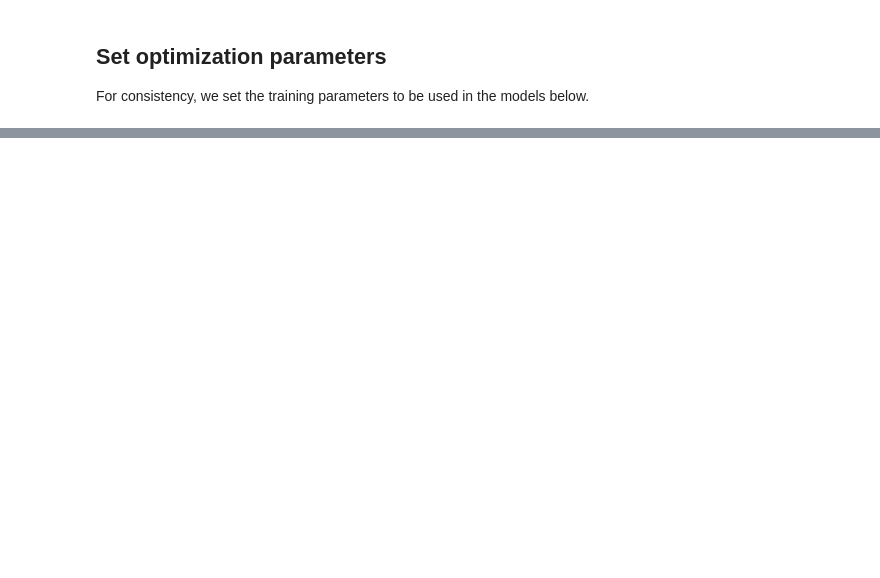
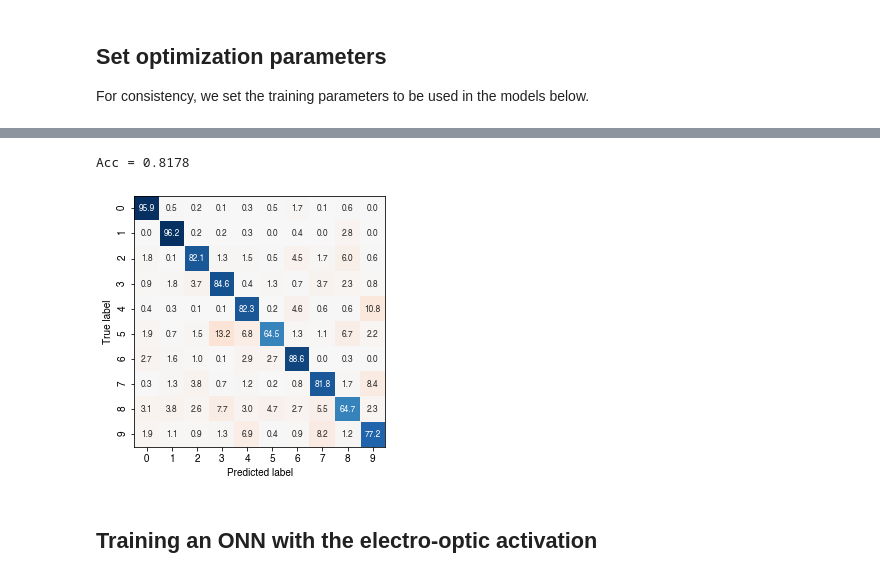
Before and after one commit to fancompute/electro-optic-activation, a Jupyter notebook: study_mnist.ipynb, the cells around one changed output, grey strips where cells are left out. Drawn from its saved outputs; the diff is of its cells as text; code cells hidden in the pictures; blank space fills up the shorter version.

Commit message:
Updated MNIST for TF2

```diff
--- a/study_mnist.ipynb
+++ b/study_mnist.ipynb
@@ -334,0 +18,6 @@ Acc = 0.9388
+# %%
+mnist_dp = MNISTDataProcessor()
+# %%
+data_N16 = mnist_dp.fourier(2)
+# data_N36 = mnist_dp.fourier(3)
+# data_N144 = mnist_dp.fourier(6)
@@ -334,0 +26,23 @@ Acc = 0.9388
+# %%
+# The ONN with the electro-optic activation function
+model_eo_N16 = construct_onn_EO_tf(16, L=2)
+model_eo_N16.compile(optimizer='adam',
+                 loss='categorical_crossentropy',
+                 metrics=['accuracy'])
+
+# Just a linear ONN
+model_linear_N16 = construct_onn_linear_tf(16, L=2)
+model_linear_N16.compile(optimizer='adam',
+                 loss='categorical_crossentropy',
+                 metrics=['accuracy'])
+
+
+# model_eo_N36 = construct_onn_EO_tf(36)
+# model_eo_N36.compile(optimizer='adam',
+#                  loss='categorical_crossentropy',
+#                  metrics=['accuracy'])
+
+# model_eo_N144 = construct_onn_EO_tf(144)
+# model_eo_N144.compile(optimizer='adam',
+#                  loss='categorical_crossentropy',
+#                  metrics=['accuracy'])
@@ -334,0 +51,9 @@ Acc = 0.9388
+# %%
+history_linear = model_linear_N16.fit(data_N16.x_train,
+                          data_N16.y_train,
+                          epochs=epochs,
+                          batch_size=batch_size,
+                          validation_data=(data_N16.x_test, data_N16.y_test),
+                          verbose=2)
+
+# model_linear_N16_vars = [var.numpy() for var in model_linear_N16.variables]
@@ -334,0 +101,8 @@ Acc = 0.9388
+# %%
+cf_matrix = calc_confusion_matrix_tf(model_linear_N16, data_N16.x_test, data_N16.y_test)
+fig = plot_confusion_matrix(cf_matrix);
+# %% [output]
+Acc = 0.8178
+[figure, added]
+# %% [markdown]
+## Training an ONN with the electro-optic activation
```
Also changed, not shown: parts of 34 cells of this notebook, 3 other files.
